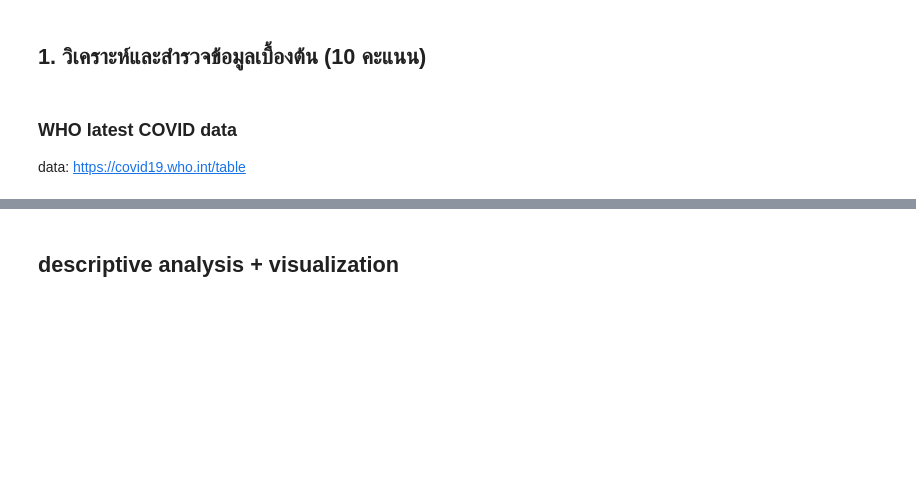
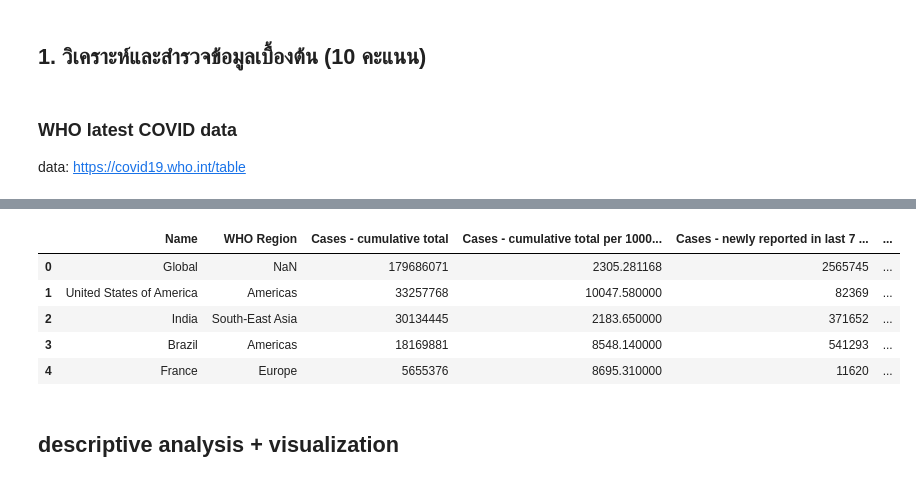
Before and after one commit to GuySuphakit/WHO-COVID-19-Analysis, a Jupyter notebook: WHO COVID-19 Analysis.ipynb, the cells around one changed output, grey strips where cells are left out. Cells and saved outputs as stored; diff of their text form; code cells hidden in the pictures; blank space fills up the shorter version.

```diff
--- a/WHO COVID-19 Analysis.ipynb
+++ b/WHO COVID-19 Analysis.ipynb
@@ -42,6 +49,7 @@ try:
 except:
     pass
 
-data_url='https://raw.githubusercontent.com/GuySuphakit/Dataset/main/WHO%20COVID-19%20global%20table%20data%20June%2027th%202021%20at%205.02.05%20AM.csv'
+data_url='https://raw.githubusercontent.com/GuySuphakit/WHO-COVID-19-Analysis/main/WHO%20COVID-19%20global%20table%20data%20June%2027th%202021%20at%205.02.05%20AM.csv'
 df=pd.read_csv(data_url)
 df[:5]
+# %% [output]
@@ -48,3 +58,9 @@ df[:5]
+|  | Name | WHO Region | Cases - cumulative total | Cases - cumulative total per 1000... | Cases - newly reported in last 7 ... | ... |
+| 0 | Global | NaN | 179686071 | 2305.281168 | 2565745 | ... |
+| 1 | United States of America | Americas | 33257768 | 10047.580000 | 82369 | ... |
+| 2 | India | South-East Asia | 30134445 | 2183.650000 | 371652 | ... |
+| 3 | Brazil | Americas | 18169881 | 8548.140000 | 541293 | ... |
+| 4 | France | Europe | 5655376 | 8695.310000 | 11620 | ... |
 # %% [markdown]
 ## descriptive analysis + visualization
 # %%
```
Also changed, not shown: parts of 8 cells of this notebook.
